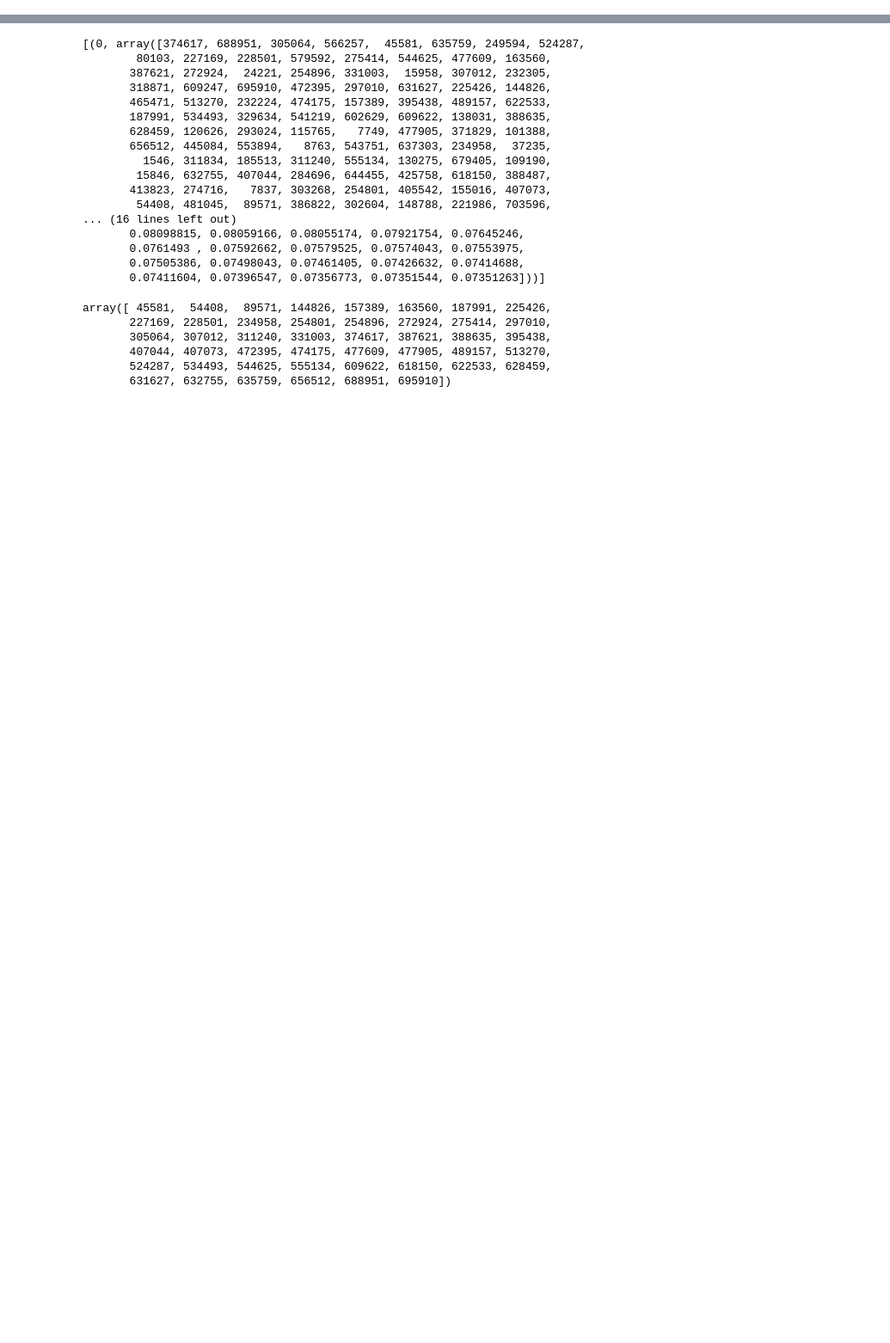
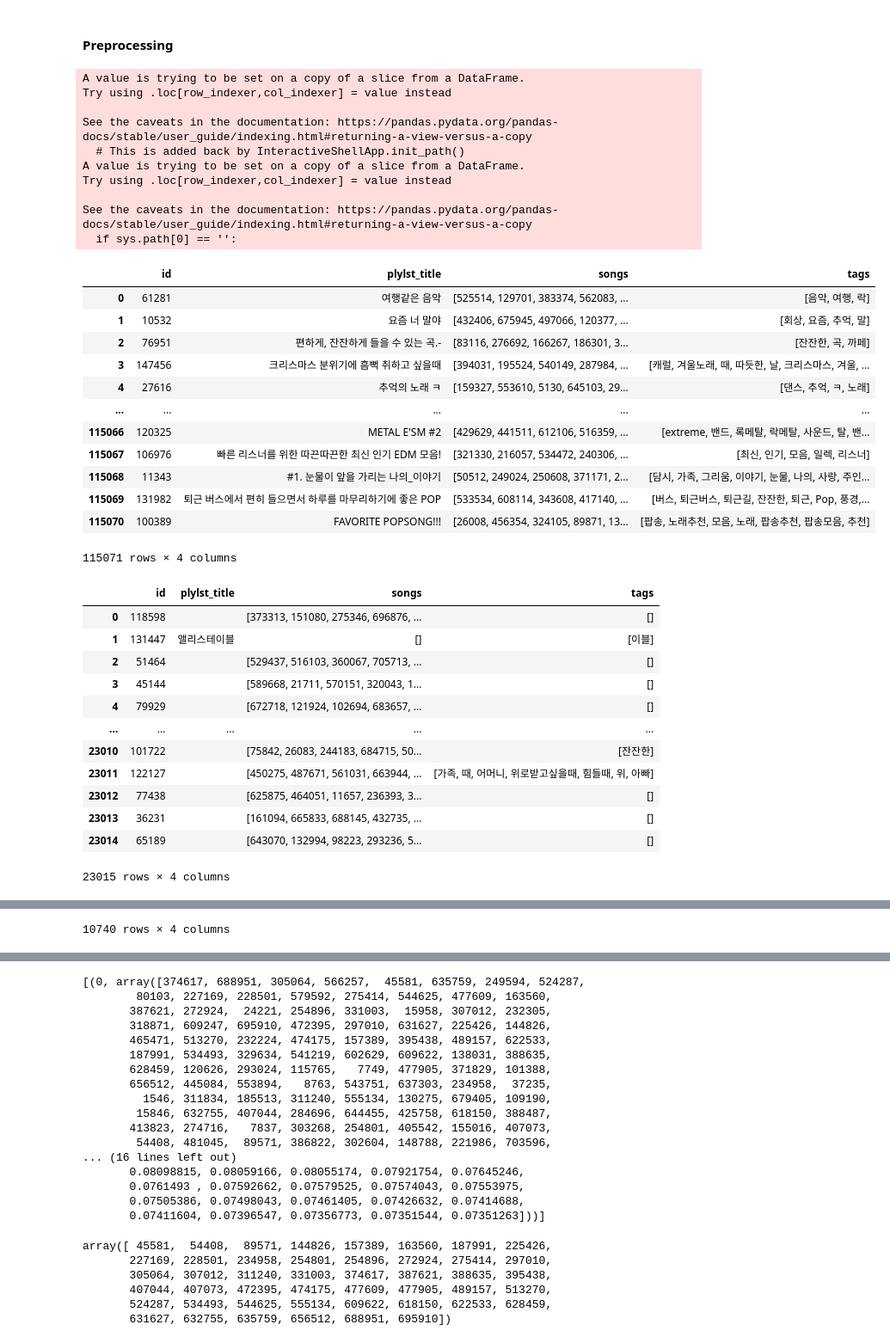
Before and after one commit to jehunyoo/Melon-Playlist-Continuation, a Jupyter notebook: KNN.ipynb, the cells around one changed output, grey strips where cells are left out. Shown: that part at 86% size. Cells and saved outputs as stored; diff of their text form; code cells hidden in the pictures; blank space fills up the shorter version.

```diff
--- a/KNN.ipynb
+++ b/KNN.ipynb
@@ -17,0 +127,64 @@ Wall time: 11.7 s
+# %% [markdown]
+#### Preprocessing
+# %%
+%%time
+lst = [train, val, test]
+Xs = []
+for data in lst:
+    api = KhaiiiApi()
+    ko_nouns = {}
+    ko_title, ko_tag, en_title, en_tag = tool.extract_playlist_from(data, dense=True)
+    ko_nouns["title"] = tool.ko_extract_tag_from(ko_title, api, limit=None)
+    ko_nouns["tag"] = tool.ko_extract_tag_from(ko_tag, api)
+    ko_title, ko_tag, en_title, en_tag = tool.extract_playlist_from(data, dtype="list", dense=True)
+    new_data = data[['id', 'plylst_title', 'songs']]
+    new_data["tags"] = np.nan
+    new_data["tags"] = new_data["tags"].astype('object')
+    for i in tqdm(data.index):
+        a = ko_tag[i] if i in ko_tag else []
+        b = en_tag[i] if i in en_tag else []
+        c = ko_nouns["title"][i] if i in ko_nouns["title"] else []
+        d = ko_nouns["tag"][i] if i in ko_nouns["tag"] else []
+        e = list(set(a + b + c + d))
+        new_data.at[i, "tags"] = e
+    Xs.append(new_data)
+display(Xs[0], Xs[1], Xs[2])
+with open("bin/Xs.p", 'wb') as f:
+    pickle.dump(Xs, f)
+# %% [output]
+A value is trying to be set on a copy of a slice from a DataFrame.
+Try using .loc[row_indexer,col_indexer] = value instead
+
+See the caveats in the documentation: https://pandas.pydata.org/pandas-docs/stable/user_guide/indexing.html#returning-a-view-versus-a-copy
+  # This is added back by InteractiveShellApp.init_path()
+A value is trying to be set on a copy of a slice from a DataFrame.
+Try using .loc[row_indexer,col_indexer] = value instead
+
+See the caveats in the documentation: https://pandas.pydata.org/pandas-docs/stable/user_guide/indexing.html#returning-a-view-versus-a-copy
+  if sys.path[0] == '':
+|  | id | plylst_title | songs | tags |
+| 0 | 61281 | 여행같은 음악 | [525514, 129701, 383374, 562083, ... | [음악, 여행, 락] |
+| 1 | 10532 | 요즘 너 말야 | [432406, 675945, 497066, 120377, ... | [회상, 요즘, 추억, 말] |
+| 2 | 76951 | 편하게, 잔잔하게 들을 수 있는 곡.- | [83116, 276692, 166267, 186301, 3... | [잔잔한, 곡, 까페] |
+| 3 | 147456 | 크리스마스 분위기에 흠뻑 취하고 싶을때 | [394031, 195524, 540149, 287984, ... | [캐럴, 겨울노래, 때, 따듯한, 날, 크리스마스, 겨울, ... |
+| 4 | 27616 | 추억의 노래 ㅋ | [159327, 553610, 5130, 645103, 29... | [댄스, 추억, ㅋ, 노래] |
+| ... | ... | ... | ... | ... |
+| 115066 | 120325 | METAL E'SM #2 | [429629, 441511, 612106, 516359, ... | [extreme, 밴드, 록메탈, 락메탈, 사운드, 탈, 밴... |
+| 115067 | 106976 | 빠른 리스너를 위한 따끈따끈한 최신 인기 EDM 모음! | [321330, 216057, 534472, 240306, ... | [최신, 인기, 모음, 일렉, 리스너] |
+| 115068 | 11343 | #1. 눈물이 앞을 가리는 나의_이야기 | [50512, 249024, 250608, 371171, 2... | [담시, 가족, 그리움, 이야기, 눈물, 나의, 사랑, 주인... |
+| 115069 | 131982 | 퇴근 버스에서 편히 들으면서 하루를 마무리하기에 좋은 POP | [533534, 608114, 343608, 417140, ... | [버스, 퇴근버스, 퇴근길, 잔잔한, 퇴근, Pop, 풍경,... |
+| 115070 | 100389 | FAVORITE POPSONG!!! | [26008, 456354, 324105, 89871, 13... | [팝송, 노래추천, 모음, 노래, 팝송추천, 팝송모음, 추천] |
+115071 rows × 4 columns
+|  | id | plylst_title | songs | tags |
+| 0 | 118598 |  | [373313, 151080, 275346, 696876, ... | [] |
+| 1 | 131447 | 앨리스테이블 | [] | [이블] |
+| 2 | 51464 |  | [529437, 516103, 360067, 705713, ... | [] |
+| 3 | 45144 |  | [589668, 21711, 570151, 320043, 1... | [] |
+| 4 | 79929 |  | [672718, 121924, 102694, 683657, ... | [] |
+| ... | ... | ... | ... | ... |
+| 23010 | 101722 |  | [75842, 26083, 244183, 684715, 50... | [잔잔한] |
+| 23011 | 122127 |  | [450275, 487671, 561031, 663944, ... | [가족, 때, 어머니, 위로받고싶을때, 힘들때, 위, 아빠] |
+| 23012 | 77438 |  | [625875, 464051, 11657, 236393, 3... | [] |
+| 23013 | 36231 |  | [161094, 665833, 688145, 432735, ... | [] |
+| 23014 | 65189 |  | [643070, 132994, 98223, 293236, 5... | [] |
+23015 rows × 4 columns
@@ -17,0 +203 @@ Wall time: 11.7 s
+10740 rows × 4 columns
```
Also changed, not shown: parts of 18 cells of this notebook.
